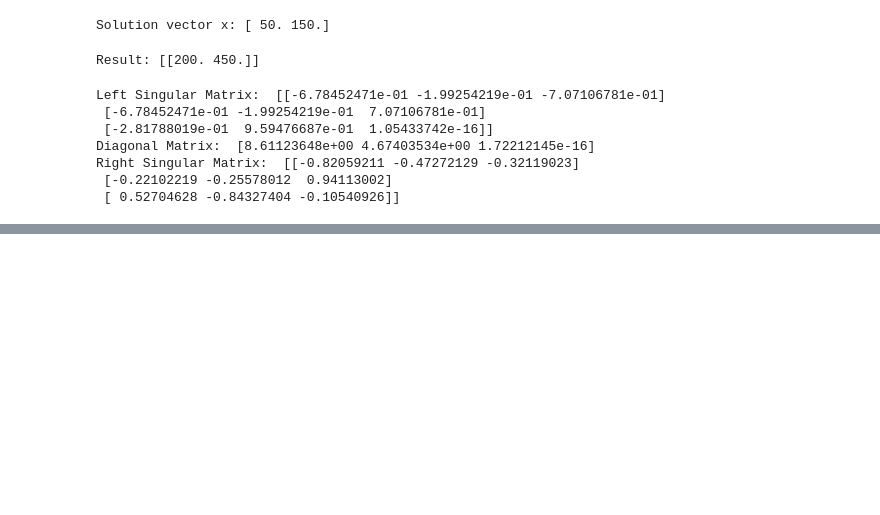
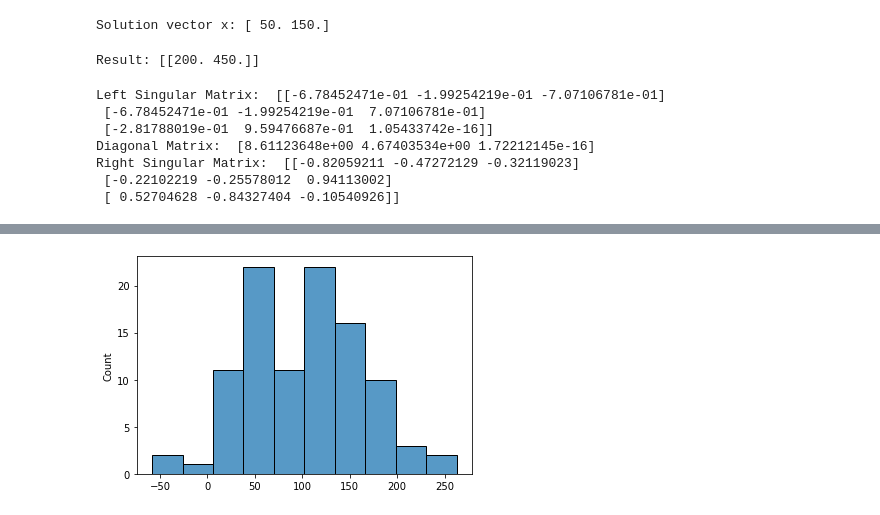
Before and after one commit to lh77x7/Python-data-analysis, a Jupyter notebook: chap4/chap4-linear-algebra.ipynb, the cells around one changed output, grey strips where cells are left out. Saved outputs shown, nothing was run; the diff lists cells and outputs as text; code cells hidden in the pictures; blank space fills up the shorter version.

```diff
--- a/chap4/chap4-linear-algebra.ipynb
+++ b/chap4/chap4-linear-algebra.ipynb
@@ -132,0 +247,6 @@ Right Singular Matrix:  [[-0.82059211 -0.47272129 -0.32119023]
+# %%
+# histogram for medium
+sns.histplot(medium_sample)
+plt.show()
+# %% [output]
+[figure, added]
```
Also changed, not shown: parts of 11 cells of this notebook.
